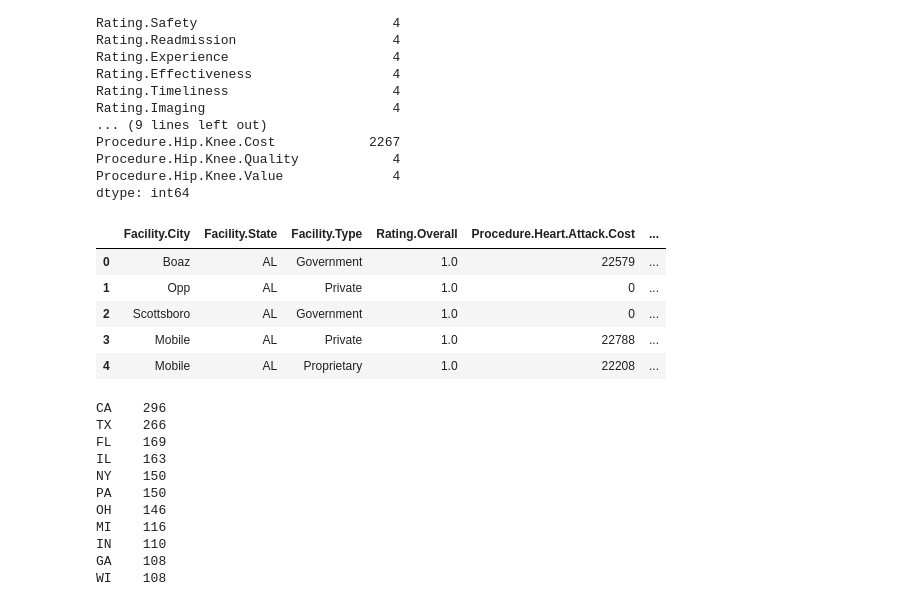
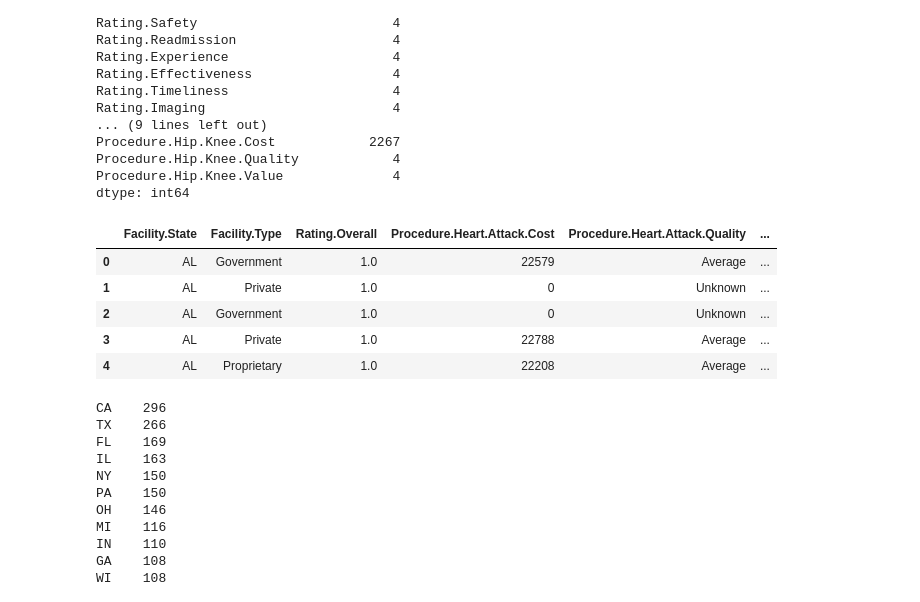
Before and after one commit to Sun-ny-A/Hospital-Ratings, a Jupyter notebook: National_Hospital_Ratings.ipynb, the cells around one changed output. Cells and saved outputs as stored; diff of their text form; code cells hidden in the pictures.

```diff
--- a/National_Hospital_Ratings.ipynb
+++ b/National_Hospital_Ratings.ipynb
@@ -117,15 +119,15 @@ Procedure.Hip.Knee.Value              4
 dtype: int64
 # %%
 #drop columns
-df.drop(['Facility.Name', 'Rating.Mortality', 'Rating.Safety', 'Rating.Readmission', 'Rating.Experience', 'Rating.Effectiveness', 'Rating.Timeliness', 'Rating.Imaging'], axis=1, inplace=True)
+df.drop(['Facility.City', 'Facility.Name', 'Rating.Mortality', 'Rating.Safety', 'Rating.Readmission', 'Rating.Experience', 'Rating.Effectiveness', 'Rating.Timeliness', 'Rating.Imaging'], axis=1, inplace=True)
 df.head()
 # %% [output]
-|  | Facility.City | Facility.State | Facility.Type | Rating.Overall | Procedure.Heart.Attack.Cost | ... |
-| 0 | Boaz | AL | Government | 1.0 | 22579 | ... |
-| 1 | Opp | AL | Private | 1.0 | 0 | ... |
-| 2 | Scottsboro | AL | Government | 1.0 | 0 | ... |
-| 3 | Mobile | AL | Private | 1.0 | 22788 | ... |
-| 4 | Mobile | AL | Proprietary | 1.0 | 22208 | ... |
+|  | Facility.State | Facility.Type | Rating.Overall | Procedure.Heart.Attack.Cost | Procedure.Heart.Attack.Quality | ... |
+| 0 | AL | Government | 1.0 | 22579 | Average | ... |
+| 1 | AL | Private | 1.0 | 0 | Unknown | ... |
+| 2 | AL | Government | 1.0 | 0 | Unknown | ... |
+| 3 | AL | Private | 1.0 | 22788 | Average | ... |
+| 4 | AL | Proprietary | 1.0 | 22208 | Average | ... |
 # %%
 df['Facility.State'].value_counts()
 #double check VI
```
Also changed, not shown: parts of 56 cells of this notebook.
